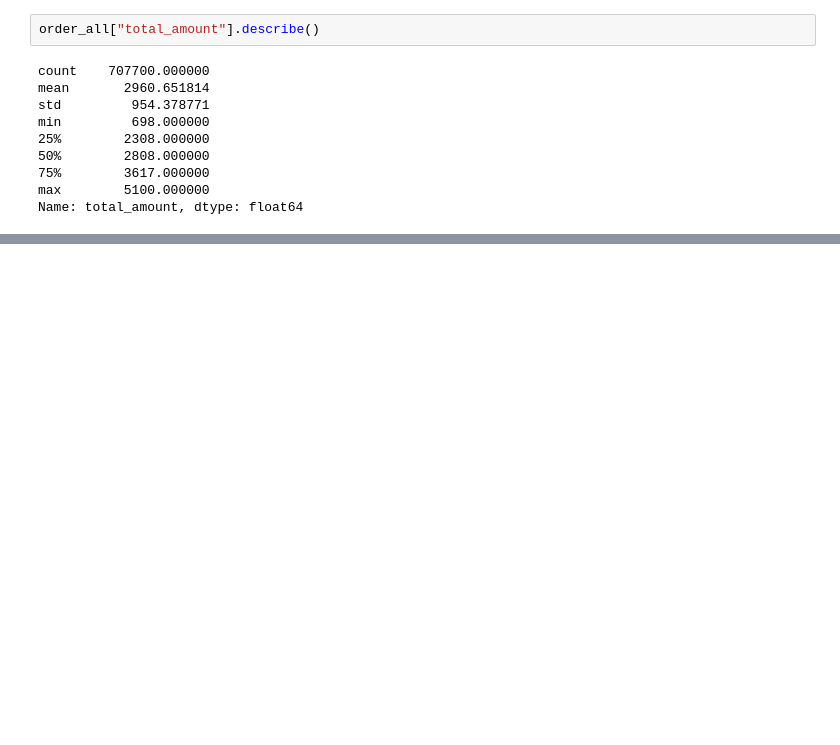
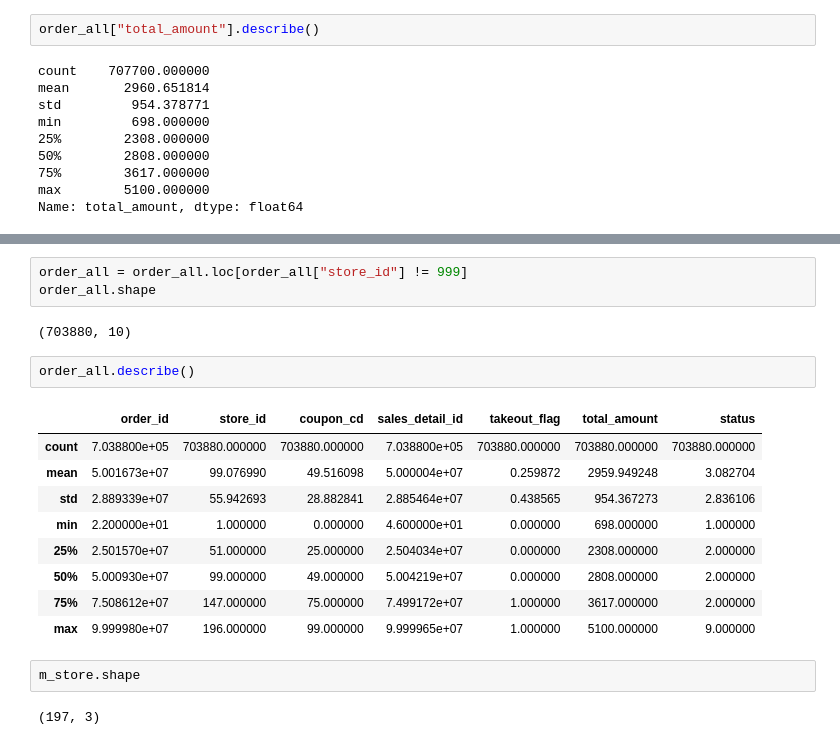
Before and after one commit to akiabe/MLs_100K_C1, a Jupyter notebook: notebooks/chap1.ipynb, the cells around one changed output, grey strips where cells are left out. Saved outputs shown, nothing was run; the diff lists cells and outputs as text; blank space fills up the shorter version.

```diff
--- a/notebooks/chap1.ipynb
+++ b/notebooks/chap1.ipynb
@@ -193,0 +193,21 @@ print(order_all["delivered_date"].min())
+# %%
+order_all = order_all.loc[order_all["store_id"] != 999]
+order_all.shape
+# %% [output]
+(703880, 10)
+# %%
+order_all.describe()
+# %% [output]
+|  | order_id | store_id | coupon_cd | sales_detail_id | takeout_flag | total_amount | status |
+| count | 7.038800e+05 | 703880.000000 | 703880.000000 | 7.038800e+05 | 703880.000000 | 703880.000000 | 703880.000000 |
+| mean | 5.001673e+07 | 99.076990 | 49.516098 | 5.000004e+07 | 0.259872 | 2959.949248 | 3.082704 |
+| std | 2.889339e+07 | 55.942693 | 28.882841 | 2.885464e+07 | 0.438565 | 954.367273 | 2.836106 |
+| min | 2.200000e+01 | 1.000000 | 0.000000 | 4.600000e+01 | 0.000000 | 698.000000 | 1.000000 |
+| 25% | 2.501570e+07 | 51.000000 | 25.000000 | 2.504034e+07 | 0.000000 | 2308.000000 | 2.000000 |
+| 50% | 5.000930e+07 | 99.000000 | 49.000000 | 5.004219e+07 | 0.000000 | 2808.000000 | 2.000000 |
+| 75% | 7.508612e+07 | 147.000000 | 75.000000 | 7.499172e+07 | 1.000000 | 3617.000000 | 2.000000 |
+| max | 9.999980e+07 | 196.000000 | 99.000000 | 9.999965e+07 | 1.000000 | 5100.000000 | 9.000000 |
+# %%
+m_store.shape
+# %% [output]
+(197, 3)
```
Also changed, not shown: parts of 15 cells of this notebook.
